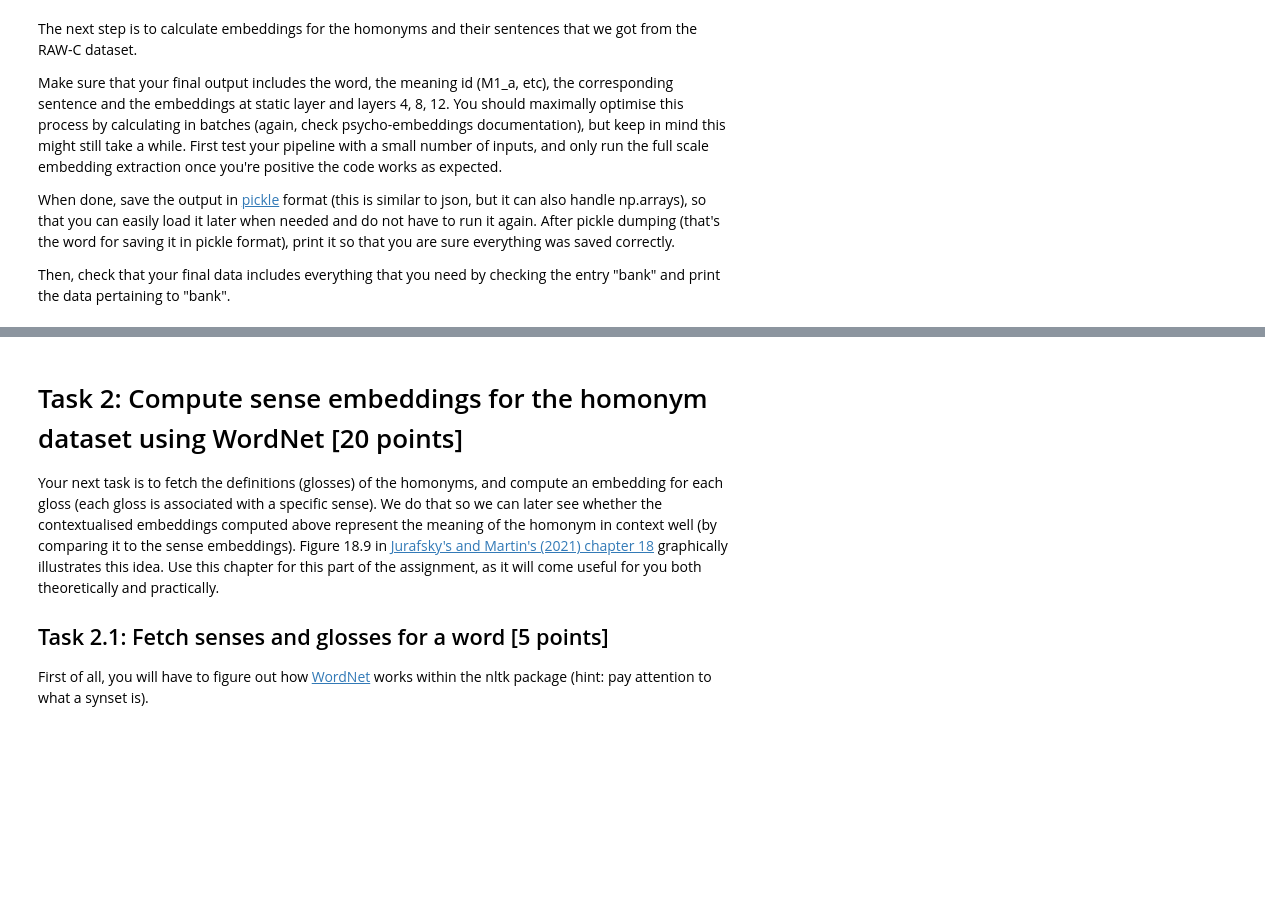
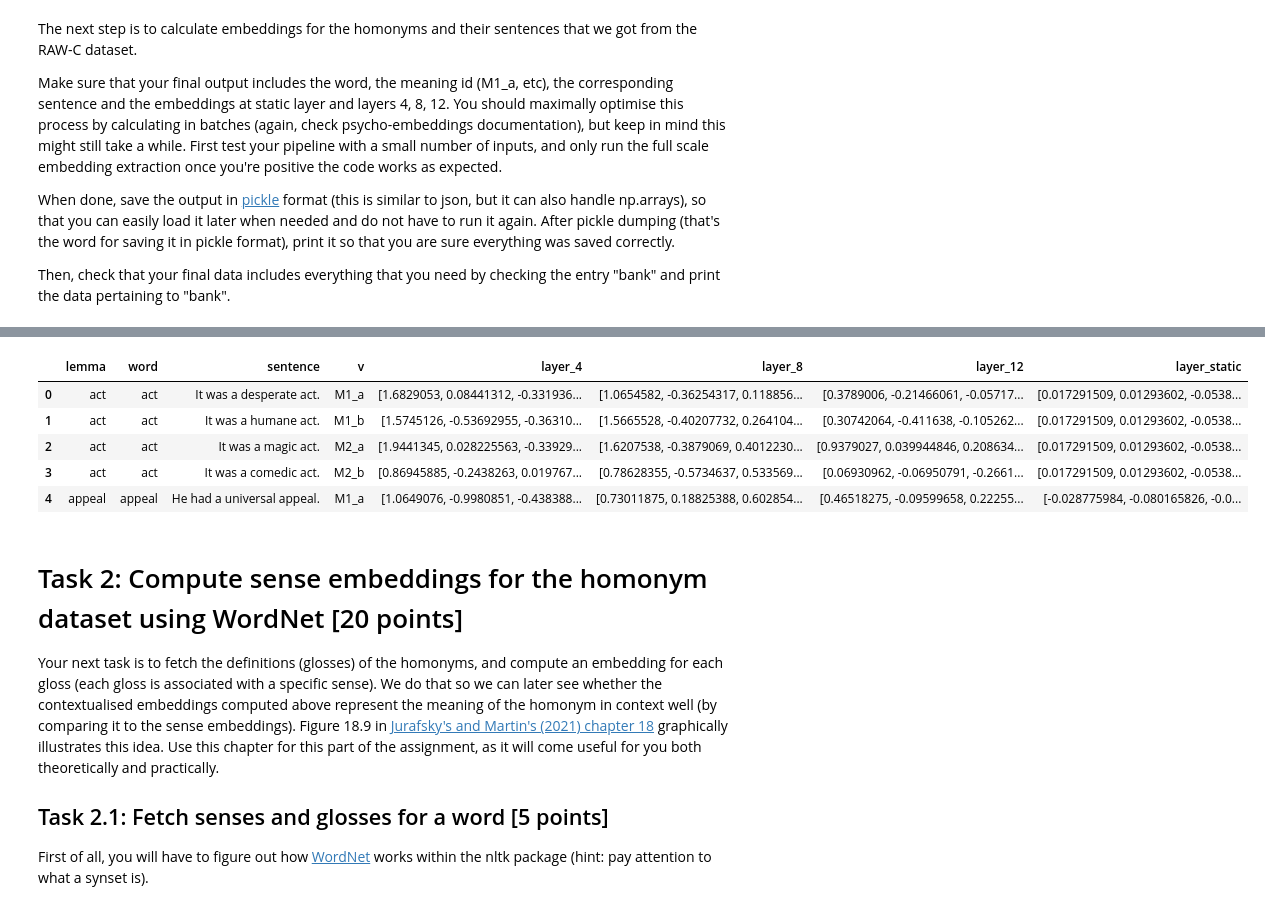
Before and after one commit to kazgar/comp_ling_assignment, a Jupyter notebook: compling26_assignment.ipynb, the cells around one changed output, grey strips where cells are left out. Saved outputs shown, nothing was run; the diff lists cells and outputs as text; code cells hidden in the pictures; blank space fills up the shorter version.

Commit message:
redid part 1

```diff
--- a/compling26_assignment.ipynb
+++ b/compling26_assignment.ipynb
@@ -161,3 +277,46 @@ df_sentences.to_pickle("data/processed/with_embs.pkl")
+# %%
+# Calculate embeddings for homonyms and their sentences
+test_raw_c_embeddings = bert_model.embed(
+    words = df_rawc_sentence_split["word"].tolist(),
+    target_texts = df_rawc_sentence_split["sentence"].tolist(),
+    layers_id = [4, 8, 12],
+    batch_size = 32,
+    return_static = True
+)
+
+# Map emb dict keys to column names
+emb_key_layer_mapping = {
+    4: "layer_4",
+    8: "layer_8",
+    12: "layer_12",
+    -1: "layer_static"
+}
+
+# Ensure no changes are applied to previous dataframe
+df_rawc_with_embeddings = df_rawc_sentence_split.copy(deep=True)
+
+# Include embeddings as part of the new dataframe
+for key, layer in emb_key_layer_mapping.items():
+    df_rawc_with_embeddings[layer] = test_raw_c_embeddings[key]
+
+# Save as pickle
+df_rawc_with_embeddings.to_pickle(PROCESSED_DATA / "raw_c_with_embeddings.pkl")
+# Load to ensure everything went well
+df_rawc_with_embeddings = pd.read_pickle(PROCESSED_DATA / "raw_c_with_embeddings.pkl")
+
+# Confirm that embeddings are saved as numpy arrays
+random_embedding = df_rawc_with_embeddings.iloc[0]["layer_static"]
+assert isinstance(random_embedding, np.ndarray)
+
+# Inspect the new dataframe
+df_rawc_with_embeddings.head(5)
+# %% [output]
+|  | lemma | word | sentence | v | layer_4 | layer_8 | layer_12 | layer_static |
+| 0 | act | act | It was a desperate act. | M1_a | [1.6829053, 0.08441312, -0.331936... | [1.0654582, -0.36254317, 0.118856... | [0.3789006, -0.21466061, -0.05717... | [0.017291509, 0.01293602, -0.0538... |
+| 1 | act | act | It was a humane act. | M1_b | [1.5745126, -0.53692955, -0.36310... | [1.5665528, -0.40207732, 0.264104... | [0.30742064, -0.411638, -0.105262... | [0.017291509, 0.01293602, -0.0538... |
+| 2 | act | act | It was a magic act. | M2_a | [1.9441345, 0.028225563, -0.33929... | [1.6207538, -0.3879069, 0.4012230... | [0.9379027, 0.039944846, 0.208634... | [0.017291509, 0.01293602, -0.0538... |
+| 3 | act | act | It was a comedic act. | M2_b | [0.86945885, -0.2438263, 0.019767... | [0.78628355, -0.5734637, 0.533569... | [0.06930962, -0.06950791, -0.2661... | [0.017291509, 0.01293602, -0.0538... |
+| 4 | appeal | appeal | He had a universal appeal. | M1_a | [1.0649076, -0.9980851, -0.438388... | [0.73011875, 0.18825388, 0.602854... | [0.46518275, -0.09599658, 0.22255... | [-0.028775984, -0.080165826, -0.0... |
 # %% [markdown]
 # Task 2: Compute sense embeddings for the homonym dataset using WordNet [20 points]
 
```
Also changed, not shown: parts of 33 cells of this notebook, 6 other files.
